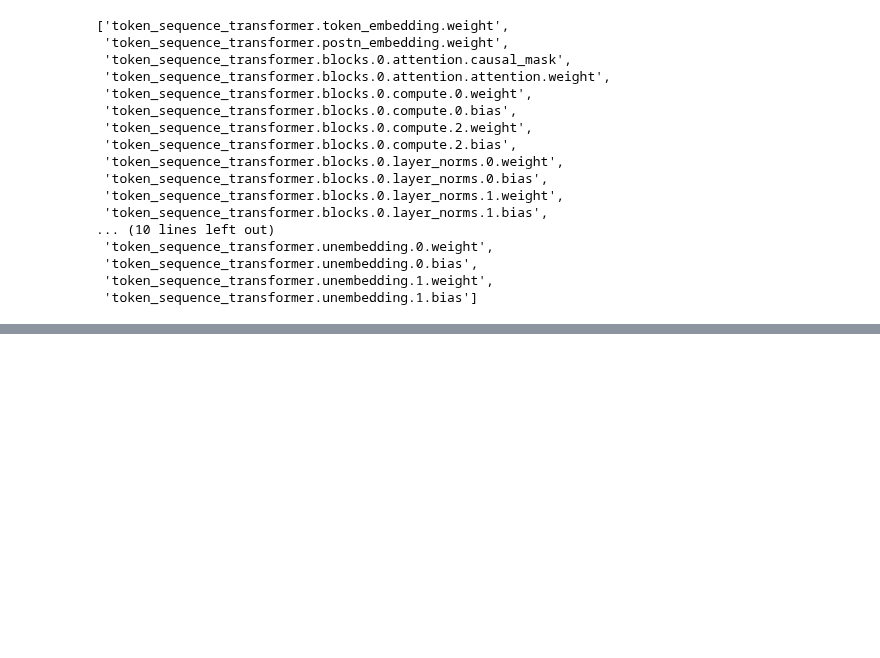
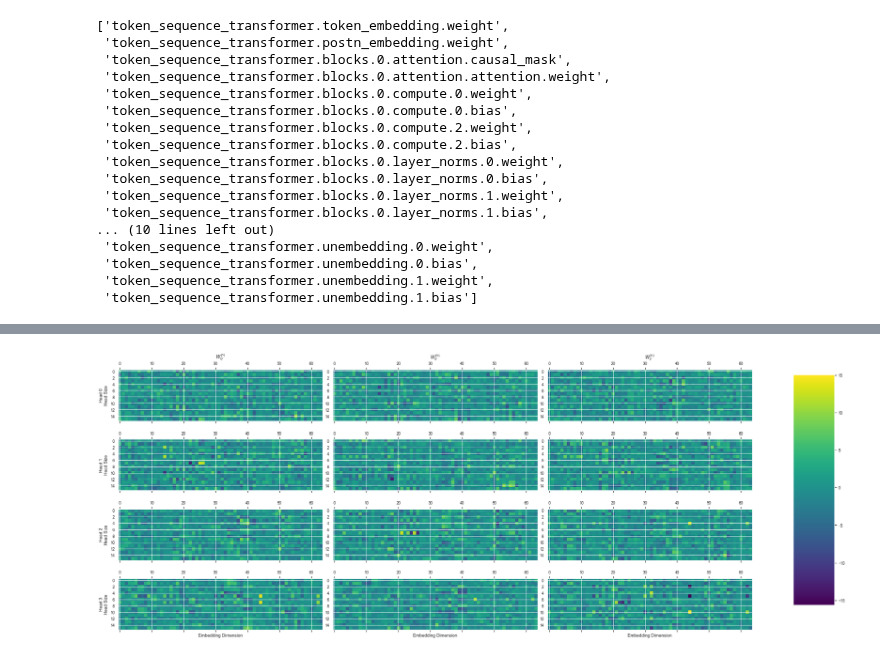
Before and after one commit to timaeus-research/icl, a Jupyter notebook: notebooks/mechinterp.ipynb, the cells around one changed output, grey strips where cells are left out. Cells and saved outputs as stored; diff of their text form; code cells hidden in the pictures; blank space fills up the shorter version.

```diff
--- a/notebooks/mechinterp.ipynb
+++ b/notebooks/mechinterp.ipynb
@@ -482,0 +638,50 @@ get_and_plot_activations(run_3.model, xs=x_trick, ys=y_trick)
+# %%
+from typing import List
+from icl.analysis.utils import (get_sweep_configs, get_unique_config,
+                                split_attn_weights)
+
+mat = run.model.token_sequence_transformer.blocks[0].attention.attention.weight.flatten() # .detach().to("cpu").numpy().reshap
+
+def plot_attn_weights(W: torch.Tensor, num_heads: int, embed_dim: int, head_size: int, cols=("$W_Q^{(h)}$", "$W_K^{(h)}$", "$W_V^{(h)}$"), title="", save: Optional[str] = None, rows:Optional[List[str]] =None):
+    if len(W.shape) == 1:  # Num heads * Embedding dimension * Head size * 3
+        heads = list(split_attn_weights(W, num_heads, embed_dim, head_size))
+    elif len(W.shape) == 3:  # Num heads, Embedding dimension, Head size * 3
+        heads = [tuple(W[:, h, i*head_size:(i+1)*head_size].T for i in range(3)) for h in range(num_heads)]
+    else:
+        raise ValueError(f"Expected W to have shape (num_heads, embed_dim, head_size * 3) or (num_heads * embed_dim * head_size * 3), got {W.shape}")
+
+    fig, axs = plt.subplots(num_heads, 3, figsize=(25, 10))
+    plt.suptitle(title)
+
+    rows = rows or [f"Head {h}" for h in range(num_heads)]
+
+    min_, max_ = W.min(), W.max()
+
+    for h, head in enumerate(heads):
+        axs[h, 0].set_ylabel(f"{rows[h]}\nHead Size")
+
+        for i, mat in enumerate(head):
+            axs[h, i].matshow(mat.detach().cpu().numpy().T, cmap='viridis', vmin=min_, vmax=max_)
+
+    for i, col in enumerate(cols):
+        axs[0, i].set_title(col)
+        axs[-1, i].set_xlabel("Embedding Dimension")
+
+    plt.tight_layout(rect=[0, 0.03, 1, 0.95])
+
+    # Plot colorbar somewhere on right
+    fig.subplots_adjust(right=0.8)
+    cbar_ax = fig.add_axes([0.85, 0.15, 0.05, 0.7])
+    fig.colorbar(axs[0, 0].images[0], cax=cbar_ax)
+
+
+    if save:
+        parent_dir = os.path.dirname(save)
+        if not os.path.exists(parent_dir):
+            os.makedirs(parent_dir)
+        plt.savefig(save)
+
+
+plot_attn_weights(mat, 4, 64, 16)
+# %% [output]
+[figure, added]
```
Also changed, not shown: parts of 16 cells of this notebook, 8 other files.
